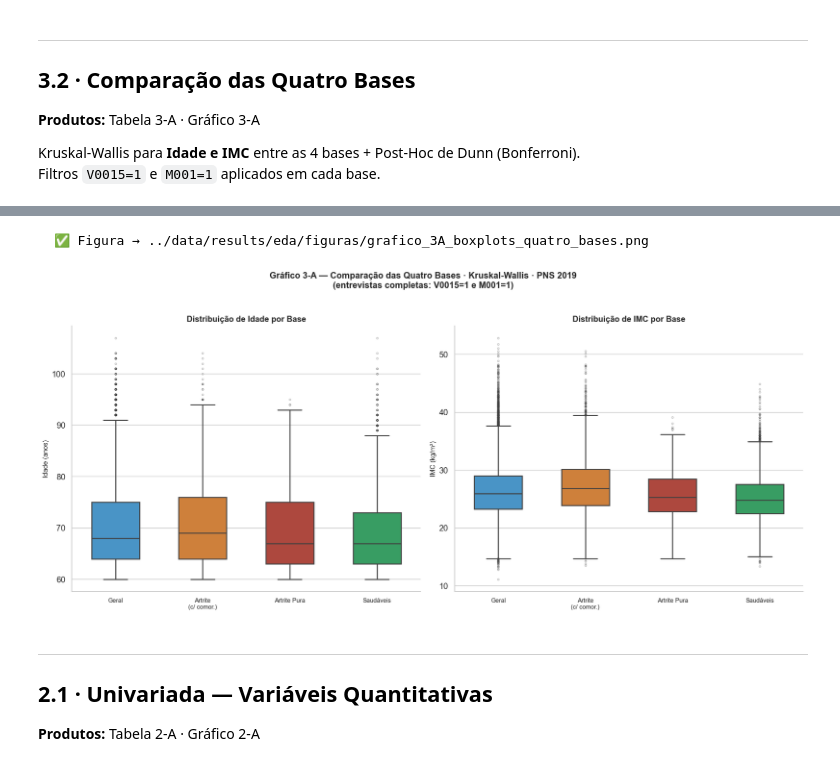
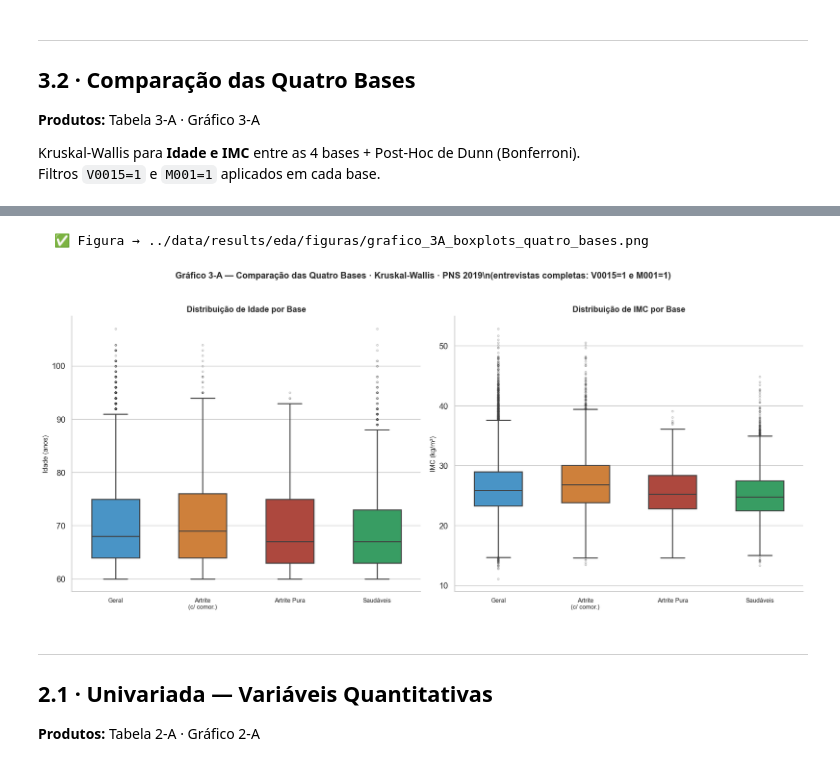
Before and after one commit to pedrinndias/Projeto-PNS-2019, a Jupyter notebook: notebooks/02_analise_exploratoria_bivariada.ipynb, the cells around one changed output, grey strips where cells are left out. Drawn from its saved outputs; the diff is of its cells as text; code cells hidden in the pictures.

```diff
--- a/notebooks/02_analise_exploratoria_bivariada.ipynb
+++ b/notebooks/02_analise_exploratoria_bivariada.ipynb
@@ -553,37 +674,39 @@ Saudáveis                   2.544264e-35      0.218456  1.273591e-27  1.000000e
   ✅ Tabela → ../data/results/eda/tabelas/tabela_3A_comparacao_quatro_bases.csv
 # %%
 # BUG 12 CORRIGIDO: set_xticks() antes de set_xticklabels() evita FixedLocator warning
-if df_all.empty:
-    print('⚠️  df_all vazio — gráfico 3-A não gerado.')
-else:
-    nomes_bases = [b for b in BANCOS if b in dfs_bases]
-    PALETA_BASES = dict(zip(nomes_bases, ['#3498DB','#E67E22','#C0392B','#27AE60'][:len(nomes_bases)]))
+if df_all.empty:  # Se dataframe de todas as bases está vazio
+    print('⚠️  df_all vazio — gráfico 3-A não gerado.')  # Aviso
+else:  # Se há dados
+    nomes_bases = [b for b in BANCOS if b in dfs_bases]  # Lista de nomes das bases carregadas
+    PALETA_BASES = dict(zip(nomes_bases, ['#3498DB','#E67E22','#C0392B','#27AE60'][:len(nomes_bases)]))  # Mapa de cores para bases
 
-    fig, axes = plt.subplots(1, 2, figsize=(16, 7))
-    for ax, var in zip(axes, ['Idade','IMC']):
-        dados = df_all[['Base', var]].dropna()
-        order = nomes_bases
-        sns.boxplot(data=dados, x='Base', y=var, ax=ax,
-                    order=order, palette=PALETA_BASES,
-                    width=0.55, linewidth=1.5,
-                    flierprops=dict(marker='o', markersize=2.5, alpha=0.3))
-        ax.set_title(f'Distribuição de {var} por Base', fontsize=12, fontweight='bold')
-        ax.set_xlabel('')
-        ax.set_ylabel(f'{var} ({"anos" if var=="Idade" else "kg/m²"})', fontsize=10)
+    fig, axes = plt.subplots(1, 2, figsize=(16, 7))  # Cria figura com 2 subplots (1 linha, 2 colunas)
+    for ax, var in zip(axes, ['Idade','IMC']):  # Para cada variável (Idade e IMC)
+        dados = df_all[['Base', var]].dropna()  # Extrai dados válidos (sem NaN)
+        order = nomes_bases  # Ordem das bases no gráfico
+        sns.boxplot(data=dados, x='Base', y=var, ax=ax,  # Cria boxplot
+                    order=order, palette=PALETA_BASES,  # Ordem e cores
+                    width=0.55, linewidth=1.5,  # Largura e espessura de linha
+                    flierprops=dict(marker='o', markersize=2.5, alpha=0.3))  # Estilo de outliers
+        ax.set_title(f'Distribuição de {var} por Base', fontsize=12, fontweight='bold')  # Título do subplot
+        ax.set_xlabel('')  # Sem rótulo X
+        # Rótulo do eixo Y: mostra a unidade correta — "anos" para Idade, "kg/m²" para IMC
+        unidade = 'anos' if var == 'Idade' else 'kg/m²'  # Define unidade conforme a variável
+        ax.set_ylabel(f'{var} ({unidade})', fontsize=10)  # Aplica rótulo com unidade
         # BUG 12: set_xticks obrigatório antes de set_xticklabels
-        ax.set_xticks(range(len(order)))
-        ax.set_xticklabels([b.replace(' (',  '\n(') for b in order], fontsize=9)
+        ax.set_xticks(range(len(order)))  # Define posições dos ticks em X
+        ax.set_xticklabels([b.replace(' (',  '\n(') for b in order], fontsize=9)  # Rótulos quebrados em 2 linhas
 
-    fig.suptitle(
-        'Gráfico 3-A — Comparação das Quatro Bases · Kruskal-Wallis · PNS 2019\n'
-        '(entrevistas completas: V0015=1 e M001=1)',
-        fontsize=13, fontweight='bold', y=1.02)
-    plt.tight_layout()
-    salvar_fig('grafico_3A_boxplots_quatro_bases.png')
-    plt.show()
+    fig.suptitle(  # Título geral da figura
+        'Gráfico 3-A — Comparação das Quatro Bases · Kruskal-Wallis · PNS 2019\\n'  # Primeira linha
+        '(entrevistas completas: V0015=1 e M001=1)',  # Segunda linha
+        fontsize=13, fontweight='bold', y=1.02)  # Formatação
+    plt.tight_layout()  # Ajusta espaçamento automaticamente
+    salvar_fig('grafico_3A_boxplots_quatro_bases.png')  # Salva figura
+    plt.show()  # Mostra figura
 # %% [output]
   ✅ Figura → ../data/results/eda/figuras/grafico_3A_boxplots_quatro_bases.png
-[figure, old version]
+[figure, new version]
 # %% [markdown]
 ---
 ## 2.1 · Univariada — Variáveis Quantitativas
```
Also changed, not shown: parts of 13 cells of this notebook, 10 other files.
